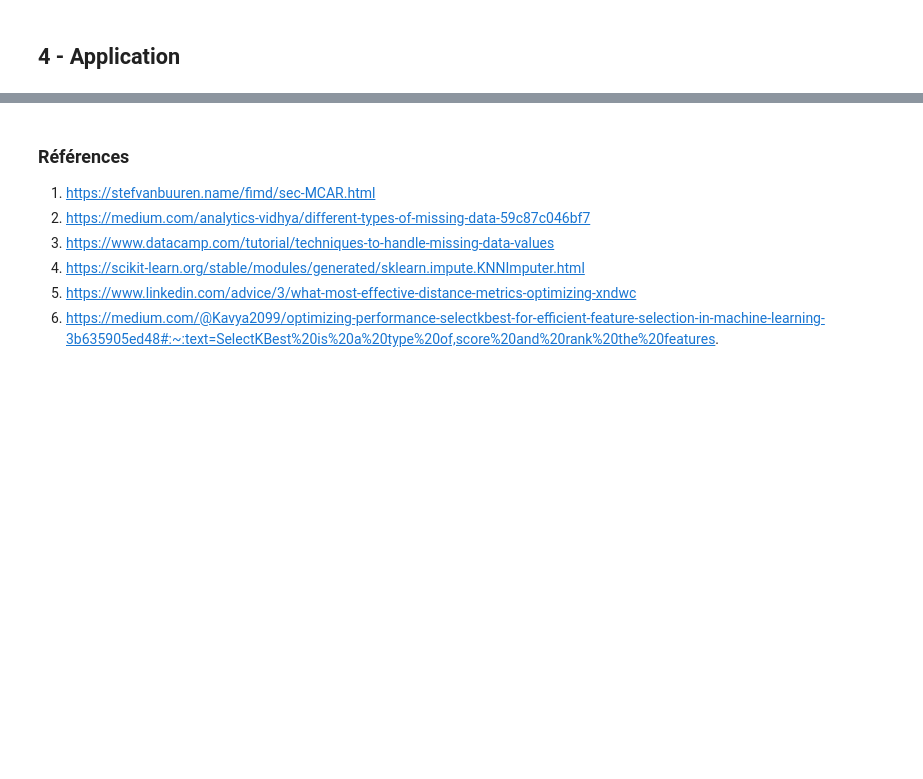
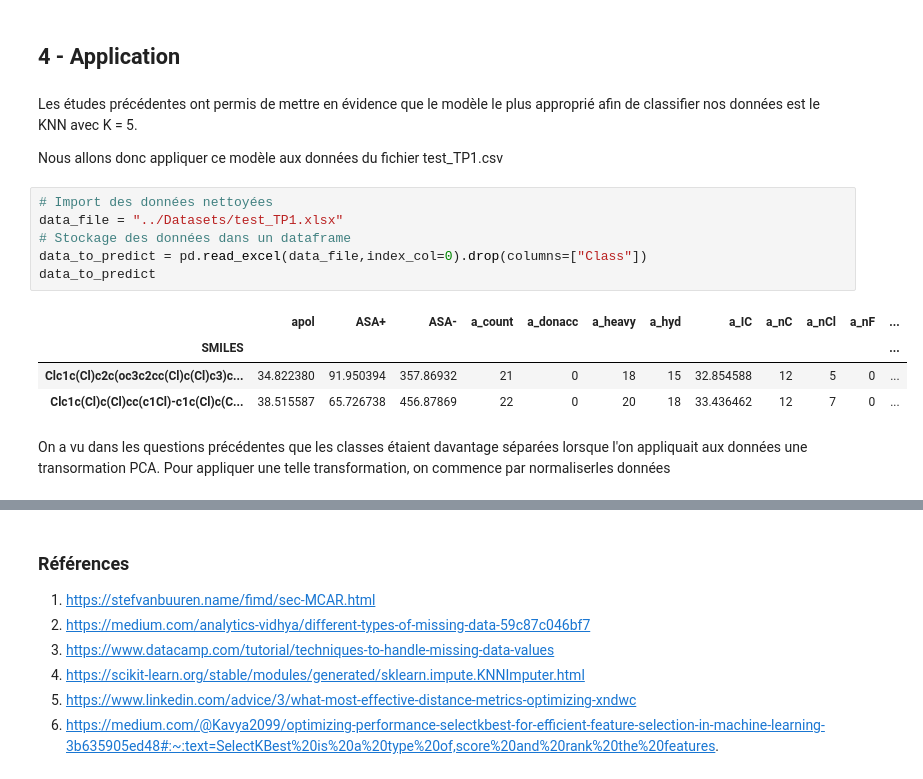
Before and after one commit to KHALOUIoussama/TP1-IFT-870, a Jupyter notebook: Src/Rapport.ipynb, the cells around one changed output, grey strips where cells are left out. Saved outputs shown, nothing was run; the diff lists cells and outputs as text; blank space fills up the shorter version.

Commit message:
Intégration de la question 4

```diff
--- a/Src/Rapport.ipynb
+++ b/Src/Rapport.ipynb
@@ -890,3 +896,20 @@ TypeError: Ellipse.__init__() takes 4 positional arguments but 5 were given
 La justesse est la plus élevée pour une option de covariance "diag", ce qui laisse penser que l'hypothèse selon laquelle les objets correspondent à des mélanges de distributions gaussiennes correspondant aux classes peut être pertinente.
 # %% [markdown]
 ## **4 - Application**
+# %% [markdown]
+Les études précédentes ont permis de mettre en évidence que le modèle le plus approprié afin de classifier nos données est le KNN avec K = 5.
+
+Nous allons donc appliquer ce modèle aux données du fichier test_TP1.csv
+# %%
+# Import des données nettoyées
+data_file = "../Datasets/test_TP1.xlsx"
+# Stockage des données dans un dataframe
+data_to_predict = pd.read_excel(data_file,index_col=0).drop(columns=["Class"])
+data_to_predict
+# %% [output]
+|  | apol | ASA+ | ASA- | a_count | a_donacc | a_heavy | a_hyd | a_IC | a_nC | a_nCl | a_nF | ... |
+| SMILES |  |  |  |  |  |  |  |  |  |  |  | ... |
+| Clc1c(Cl)c2c(oc3c2cc(Cl)c(Cl)c3)c... | 34.822380 | 91.950394 | 357.86932 | 21 | 0 | 18 | 15 | 32.854588 | 12 | 5 | 0 | ... |
+| Clc1c(Cl)c(Cl)cc(c1Cl)-c1c(Cl)c(C... | 38.515587 | 65.726738 | 456.87869 | 22 | 0 | 20 | 18 | 33.436462 | 12 | 7 | 0 | ... |
+# %% [markdown]
+On a vu dans les questions précédentes que les classes étaient davantage séparées lorsque l'on appliquait aux données une transormation PCA. Pour appliquer une telle transformation, on commence par normaliserles données
```
Also changed, not shown: parts of 26 cells of this notebook.
